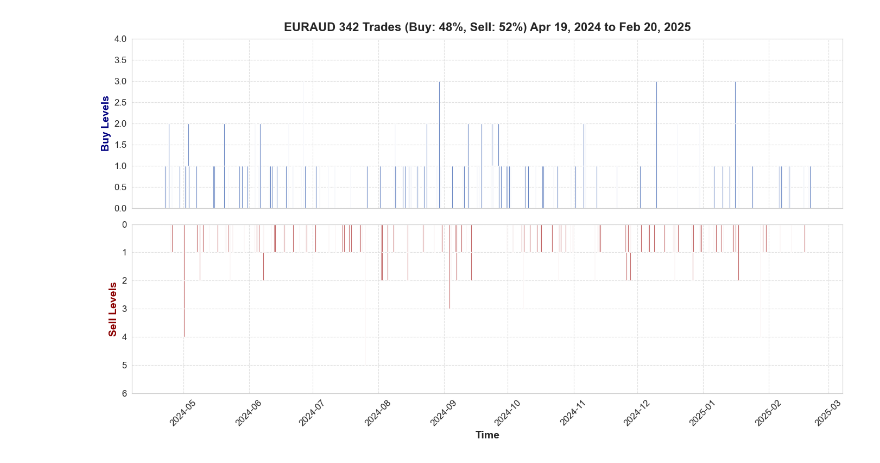
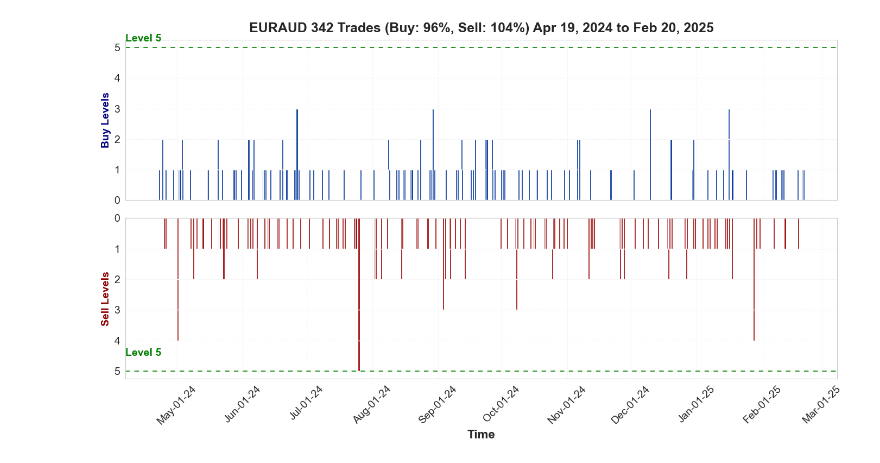
Before and after one commit to kurtdenvertorreda/Forex-Shadow-Levels-Extractor, a Jupyter notebook: Forex Shadow Levels Extractor copy.ipynb, the cells around one changed output. Cells and saved outputs as stored; diff of their text form; code cells hidden in the pictures.

Commit message:
style: changed font size and colors for readability, added line for Level 5

```diff
--- a/Forex Shadow Levels Extractor copy.ipynb
+++ b/Forex Shadow Levels Extractor copy.ipynb
@@ -2,9 +2,9 @@
 import pandas as pd
 import numpy as np
 import matplotlib.pyplot as plt
+import matplotlib.dates as mdates
 import seaborn as sns
 
-# Use seaborn for modern aesthetics
 sns.set_style("whitegrid")
 
 def read_and_prepare_data(filename):
@@ -13,11 +13,17 @@ def read_and_prepare_data(filename):
     df['Close Time'] = pd.to_datetime(df['Close Time'], format='%Y.%m.%d %H:%M:%S')
     return df
 
-def determine_level(lot_size):
-    if lot_size <= 0.04:
-        return round(lot_size / 0.01)
-    else:
-        return round((lot_size - 0.4) / 0.1) + 4
+def determine_level(lot_size, pair):
+    if pair.lower() == "xauusd":
+        if lot_size <= 0.03:
+            return round(lot_size / 0.01)
+        else:
+            return round((lot_size - 0.3) / 0.1) + 3
+    else:  # Other pairs
+        if lot_size <= 0.04:
+            return round(lot_size / 0.01)
+        else:
+            return round((lot_size - 0.4) / 0.1) + 4
 
 def analyze_trades(df):
     results = {}
@@ -30,11 +36,11 @@ def analyze_trades(df):
         sell_levels = {}
 
         for _, row in buy_trades.iterrows():
-            level = determine_level(row['Size'])
+            level = determine_level(row['Size'], pair)
             buy_levels[level] = buy_levels.get(level, 0) + 1
 
         for _, row in sell_trades.iterrows():
-            level = determine_level(row['Size'])
+            level = determine_level(row['Size'], pair)
             sell_levels[level] = sell_levels.get(level, 0) + 1
 
         levels = sorted(set(buy_levels.keys()).union(sell_levels.keys()))
@@ -43,12 +49,17 @@ def analyze_trades(df):
         df_levels['Sell'] = df_levels['Level'].map(sell_levels).fillna(0).astype(int)
         df_levels['Total'] = df_levels['Buy'] + df_levels['Sell']
 
+        total_trades = df_levels['Total'].sum()
+
+        total_row = pd.DataFrame({'Level': ['Total'], 'Buy': [df_levels['Buy'].sum()], 'Sell': [df_levels['Sell'].sum()], 'Total': [total_trades]})
+        df_levels = pd.concat([df_levels, total_row], ignore_index=True)
+
         results[pair.upper()] = {
             'df_levels': df_levels,
             'pair_df': pair_df,
-            'total_trades': df_levels['Total'].sum(),
-            'buy_percent': (df_levels['Buy'].sum() / df_levels['Total'].sum()) * 100,
-            'sell_percent': (df_levels['Sell'].sum() / df_levels['Total'].sum()) * 100
+            'total_trades': total_trades,
+            'buy_percent': (df_levels['Buy'].sum() / total_trades) * 100 if total_trades else 0,
+            'sell_percent': (df_levels['Sell'].sum() / total_trades) * 100 if total_trades else 0
         }
 
     return results
@@ -59,43 +70,46 @@ def plot_trade_distribution(results, pair, date_range):
     buy_trades = pair_df[pair_df['Type'] == 'buy']
     sell_trades = pair_df[pair_df['Type'] == 'sell']
 
-    buy_y = [determine_level(row['Size']) for _, row in buy_trades.iterrows()]
-    sell_y = [determine_level(row['Size']) for _, row in sell_trades.iterrows()]
+    buy_y = [determine_level(row['Size'], pair) for _, row in buy_trades.iterrows()]
+    sell_y = [determine_level(row['Size'], pair) for _, row in sell_trades.iterrows()]
 
     fig, axs = plt.subplots(2, 1, figsize=(14, 8), sharex=True, gridspec_kw={'height_ratios': [1, 1]})
 
-    # Define custom colors (darker navy blue and dark red)
-    buy_color = (0.0, 0.2, 0.6, 0.9)  # RGBA (Dark Navy Blue with 90% opacity)
-    sell_color = (0.6, 0.0, 0.0, 0.9)  # RGBA (Dark Red with 90% opacity)
+    buy_color = (0.0, 0.2, 0.6, 1.0)
+    sell_color = (0.6, 0.0, 0.0, 1.0)
+    dark_green = (0.0, 0.2, 0.0, 1.0)
 
-    # Buy graph (positive, upwards)
-    axs[0].bar(buy_trades['Close Time'], buy_y, width=0.4, color=buy_color, alpha=0.95)  # Slightly higher opacity
+    axs[0].bar(buy_trades['Close Time'], buy_y, width=0.8, color=buy_color, alpha=1.0)
     axs[0].set_ylabel("Buy Levels", fontsize=14, color='navy', fontweight='bold')
     axs[0].set_title(f"{pair} {pair_data['total_trades']} Trades (Buy: {pair_data['buy_percent']:.0f}%, Sell: {pair_data['sell_percent']:.0f}%) {date_range}",
-                     fontsize=16, fontweight='bold', pad=10)
+                     fontsize=18, fontweight='bold', pad=10)
 
-    # Sell graph (positive but visually flipped downward)
-    axs[1].bar(sell_trades['Close Time'], sell_y, width=0.4, color=sell_color, alpha=0.95)  # Slightly higher opacity
-    axs[1].invert_yaxis()  # Flip the sell graph downward
+    axs[1].bar(sell_trades['Close Time'], sell_y, width=0.8, color=sell_color, alpha=1.0)
+    axs[1].invert_yaxis()
     axs[1].set_ylabel("Sell Levels", fontsize=14, color='darkred', fontweight='bold')
-    axs[1].set_xlabel("Time", fontsize=14, fontweight='bold')
+    axs[1].set_xlabel("Time", fontsize=16, fontweight='bold')
 
-    # Align Buy 0-axis to touch Sell 0-axis (eliminate space)
-    axs[0].set_ylim(0, max(buy_y) + 1)
-    axs[1].set_ylim(max(sell_y) + 1, 0)  # Inverted y-axis
+    axs[0].axhline(y=5, color=dark_green, linestyle=(0, (5, 5)), linewidth=1.2)
+    axs[1].axhline(y=5, color=dark_green, linestyle=(0, (5, 5)), linewidth=1.2)
 
-    # Increase tick size
-    axs[0].tick_params(axis='both', labelsize=12)
-    axs[1].tick_params(axis='both', labelsize=12)
+    axs[0].text(axs[0].get_xlim()[0], 5.2, "Level 5", fontsize=14, color=dark_green, fontweight="bold")
+    axs[1].text(axs[1].get_xlim()[0], 4.5, "Level 5", fontsize=14, color=dark_green, fontweight="bold")  # Moved lower
 
-    # Improve grid visibility
-    axs[0].grid(True, linestyle="--", alpha=1.0)
-    axs[1].grid(True, linestyle="--", alpha=1.0)
+    axs[0].grid(True, linestyle="--", alpha=0.2)
+    axs[1].grid(True, linestyle="--", alpha=0.2)
 
-    plt.xticks(rotation=45)
+    # Format x-axis labels to 'Jan-02-25' style
+    axs[1].xaxis.set_major_formatter(mdates.DateFormatter('%b-%d-%y'))
+
+    # Increase font size for axis tick labels
+    axs[0].tick_params(axis='y', labelsize=14)
+    axs[1].tick_params(axis='y', labelsize=14)
+    axs[1].tick_params(axis='x', labelsize=14)
+
+    plt.xticks(rotation=45, fontsize=14)
+    plt.yticks(fontsize=14)
     plt.tight_layout()
     plt.show()
-
 
 def generate_trade_report(results, df):
     date_range = f"{df['Open Time'].min().strftime('%b %d, %Y')} to {df['Close Time'].max().strftime('%b %d, %Y')}"
@@ -190 +210 @@ generate_trade_report(results, df)
-[figure, old version]
+[figure, new version]
```
Also changed, not shown: parts of 1 cell of this notebook.
